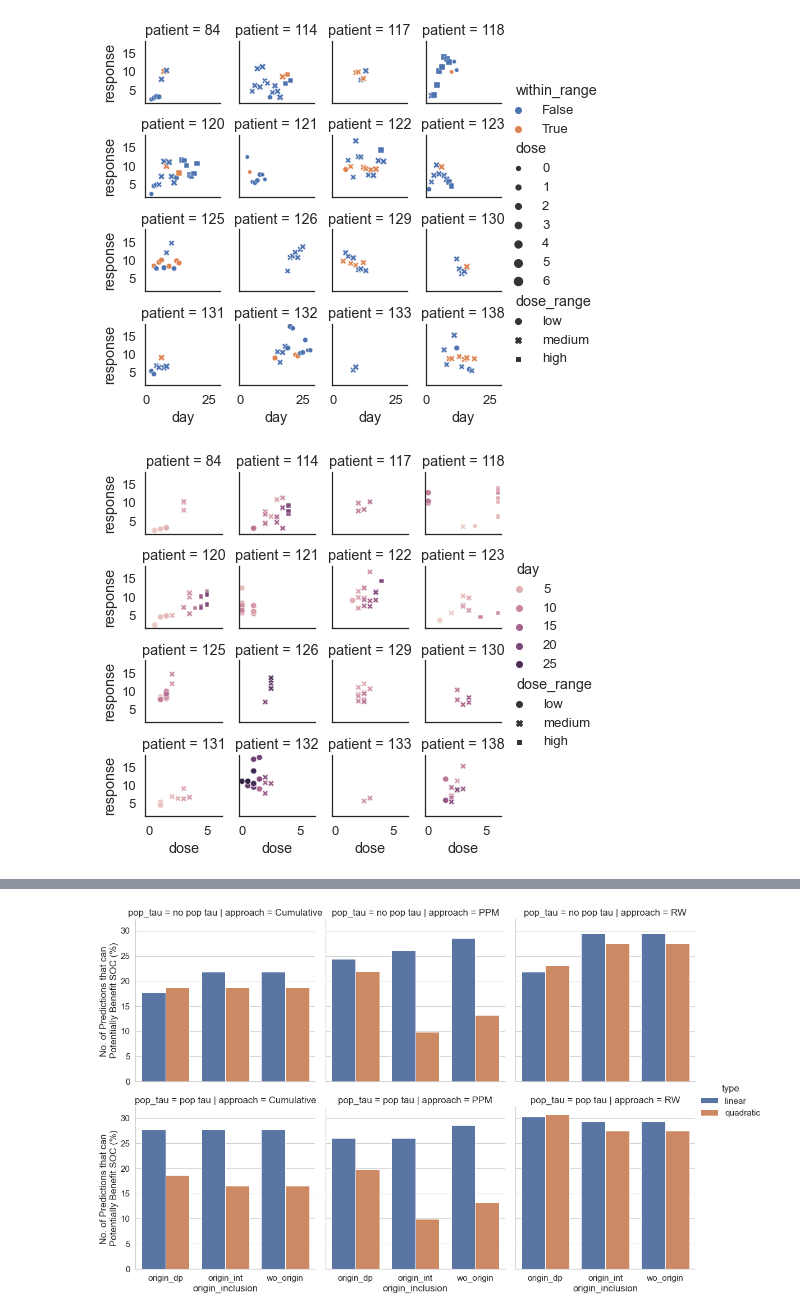
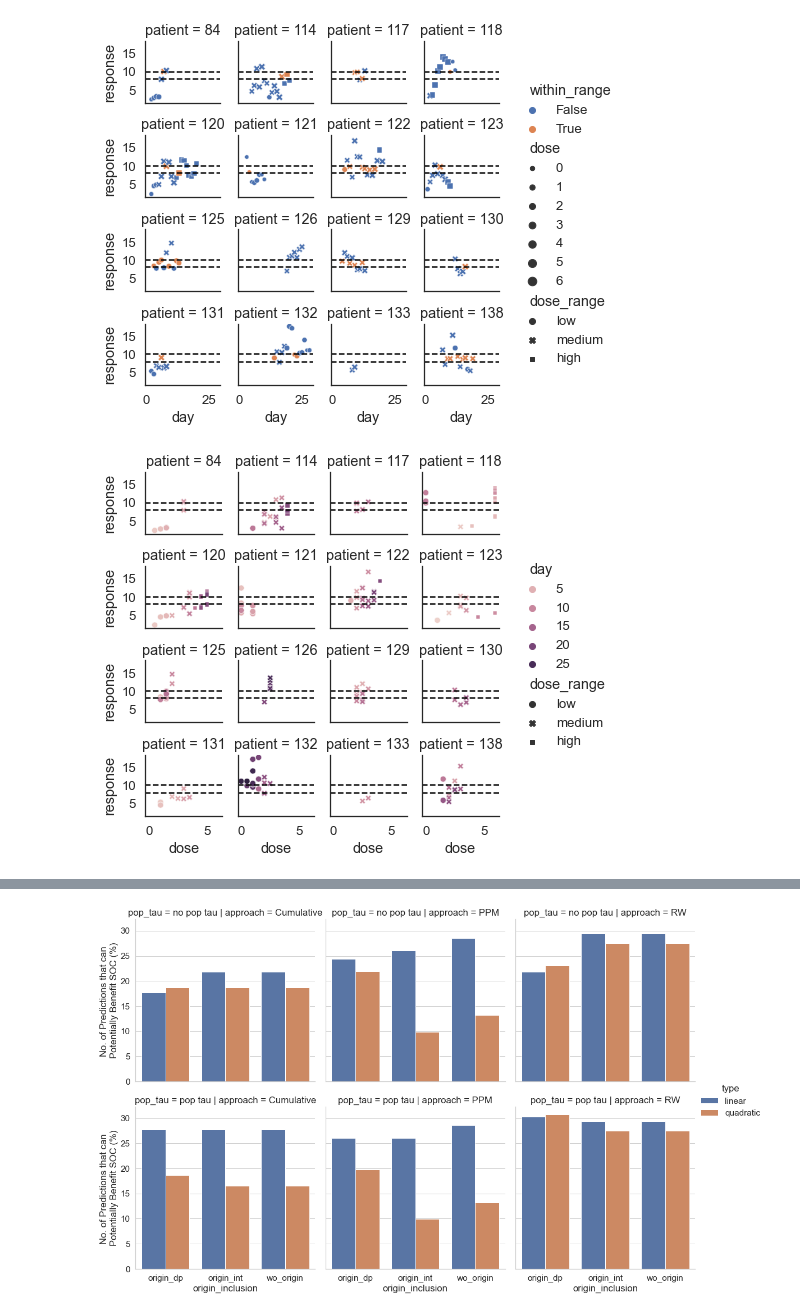
Before and after one commit to tshibei/retro_ped_liver_transplant, a Jupyter notebook: retro_PLT.ipynb, the cells around one changed output, grey strips where cells are left out. Saved outputs shown, nothing was run; the diff lists cells and outputs as text; code cells hidden in the pictures.

Commit message:
Add plotting code for indiv_profiles

```diff
--- a/retro_PLT.ipynb
+++ b/retro_PLT.ipynb
@@ -39,39 +39,50 @@ execute_CURATE_and_update_pop_tau_results('CV', five_fold_cross_val_results_summ
 five_fold_cross_val_results, five_fold_cross_val_results_summary = find_pop_tau_with_LOOCV()
 execute_CURATE_and_update_pop_tau_results('LOOCV', five_fold_cross_val_results_summary, five_fold_cross_val_results)
 # %%
-# Plot individual profiles
-dat = pd.read_excel('output (with pop tau by LOOCV).xlsx', sheet_name='clean')
+def indiv_profiles(file_string):
+    """Scatter plot of inidividual profiles, longitudinally, and response vs dose"""
 
-# Create within-range column
-dat['within_range'] = (dat.response <= 10) & (dat.response >= 8)
+    # Plot individual profiles
+    dat = pd.read_excel(file_string, sheet_name='clean')
 
-# Create low/med/high dose column
-dat['dose_range'] = ""
-for i in range(len(dat)):
-    if dat.dose[i] < 2:
-        dat.loc[i, 'dose_range'] = 'low'
-    elif dat.dose[i] < 4:
-        dat.loc[i, 'dose_range'] = 'medium'
-    else:
-        dat.loc[i, 'dose_range'] = 'high'
+    # Create within-range column
+    dat['within_range'] = (dat.response <= 10) & (dat.response >= 8)
 
-# dat
-# # dat
-sns.set(font_scale=1.2)
-sns.set_style('white')
+    # Create low/med/high dose column
+    dat['dose_range'] = ""
+    for i in range(len(dat)):
+        if dat.dose[i] < 2:
+            dat.loc[i, 'dose_range'] = 'low'
+        elif dat.dose[i] < 4:
+            dat.loc[i, 'dose_range'] = 'medium'
+        else:
+            dat.loc[i, 'dose_range'] = 'high'
 
-sns.relplot(data=dat, x='day', y='response', size='dose', hue='within_range', col='patient', col_wrap=4, style='dose_range',
-           height=1.5, aspect=1)
+    # dat
+    # # dat
+    sns.set(font_scale=1.2)
+    sns.set_style('white')
 
-plt.savefig('indiv_pt_profile_by_day.png', dpi=500, facecolor='w', bbox_inches='tight')
+    g = sns.relplot(data=dat, x='day', y='response', size='dose', hue='within_range', col='patient', col_wrap=4, style='dose_range',
+               height=1.5, aspect=1)
 
-sns.set(font_scale=1.2)
-sns.set_style('white')
+    g.map(plt.axhline, y=10, ls='--', c='black')
+    g.map(plt.axhline, y=8, ls='--', c='black')
 
-sns.relplot(data=dat, x='dose', y='response', hue='day', col='patient', col_wrap=4, style='dose_range',
-           height=1.5, aspect=1)
+    plt.savefig('indiv_pt_profile_by_day.png', dpi=500, facecolor='w', bbox_inches='tight')
 
-plt.savefig('indiv_pt_profile_by_dose.png', dpi=500, facecolor='w', bbox_inches='tight')
+    sns.set(font_scale=1.2)
+    sns.set_style('white')
+
+    g = sns.relplot(data=dat, x='dose', y='response', hue='day', col='patient', col_wrap=4, style='dose_range',
+               height=1.5, aspect=1)
+
+    g.map(plt.axhline, y=10, ls='--', c='black')
+    g.map(plt.axhline, y=8, ls='--', c='black')
+
+    plt.savefig('indiv_pt_profile_by_dose.png', dpi=500, facecolor='w', bbox_inches='tight')
+
+    return dat
 # %% [output]
-[figure, old version]
+[figure, new version]
-[figure, old version]
+[figure, new version]
```
Also changed, not shown: parts of 2 cells of this notebook, 4 other files.
